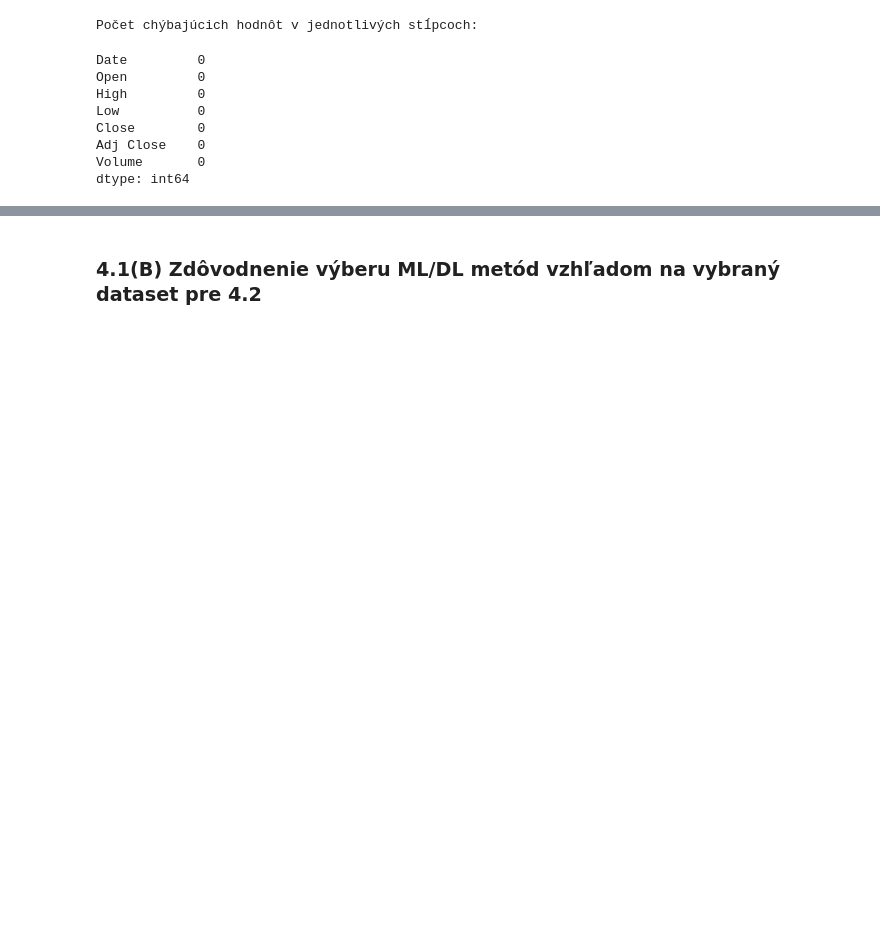
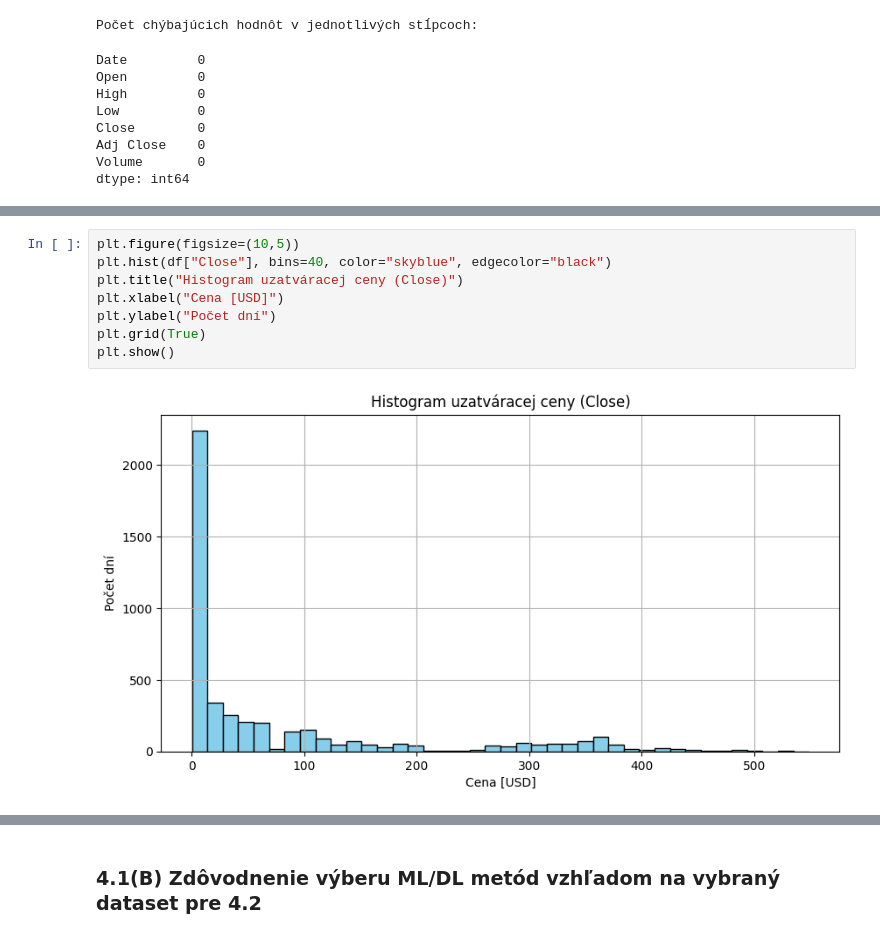
Before and after one commit to nikolasknapik/IAU_project, a Jupyter notebook: QUEST/quest.ipynb, the cells around one changed output, grey strips where cells are left out. Drawn from its saved outputs; the diff is of its cells as text; blank space fills up the shorter version.

```diff
--- a/QUEST/quest.ipynb
+++ b/QUEST/quest.ipynb
@@ -103,0 +139,10 @@ sns.heatmap(df.corr(), annot=True, cmap="coolwarm")
+# %%
+plt.figure(figsize=(10,5))
+plt.hist(df["Close"], bins=40, color="skyblue", edgecolor="black")
+plt.title("Histogram uzatváracej ceny (Close)")
+plt.xlabel("Cena [USD]")
+plt.ylabel("Počet dní")
+plt.grid(True)
+plt.show()
+# %% [output]
+[figure, added]
```
Also changed, not shown: parts of 22 cells of this notebook, 2 other files.
